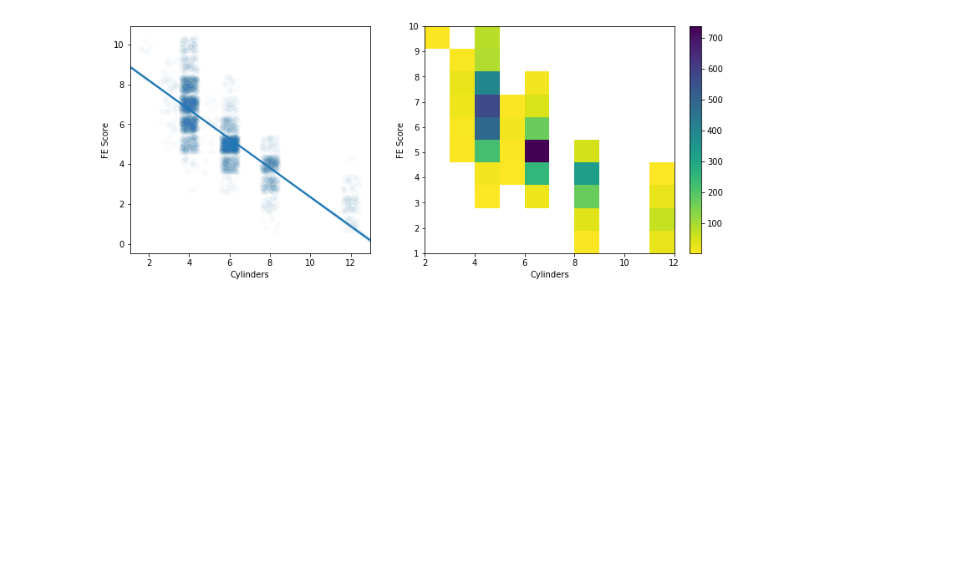
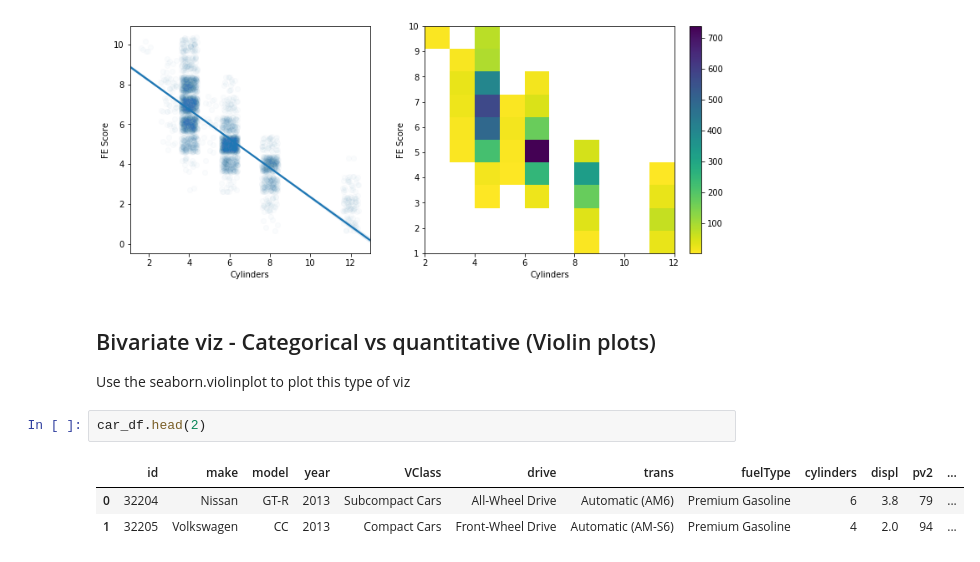
Before and after one commit to rashokanand/python_viz_matplotlib_seaborn, a Jupyter notebook: Bivariate_visualizations.ipynb, the cells around one changed output. Cells and saved outputs as stored; diff of their text form; blank space fills up the shorter version.

```diff
--- a/Bivariate_visualizations.ipynb
+++ b/Bivariate_visualizations.ipynb
@@ -138,3 +138,12 @@ p = a1.hist2d(data = car_df,x='cylinders',y='feScore',cmap='viridis_r',cmin=1);
 plt.colorbar(p[3]);
 # %% [output]
 [figure]
+# %% [markdown]
+## Bivariate viz - Categorical vs quantitative (Violin plots)
+Use the seaborn.violinplot to plot this type of viz
+# %%
+car_df.head(2)
+# %% [output]
+|  | id | make | model | year | VClass | drive | trans | fuelType | cylinders | displ | pv2 | ... |
+| 0 | 32204 | Nissan | GT-R | 2013 | Subcompact Cars | All-Wheel Drive | Automatic (AM6) | Premium Gasoline | 6 | 3.8 | 79 | ... |
+| 1 | 32205 | Volkswagen | CC | 2013 | Compact Cars | Front-Wheel Drive | Automatic (AM-S6) | Premium Gasoline | 4 | 2.0 | 94 | ... |
```
Also changed, not shown: parts of 2 cells of this notebook.
